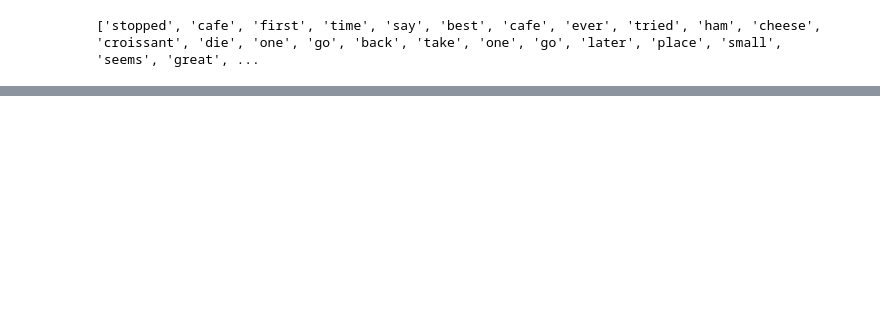
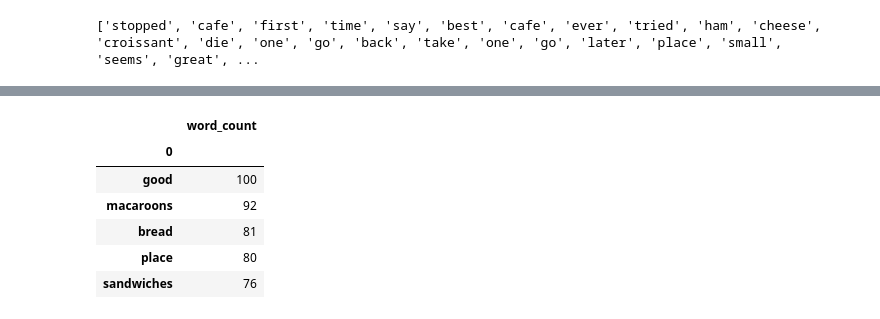
Before and after one commit to PoojaChopra123/pie_thon, a Jupyter notebook: jupyter notebooks/stacy_scratch.ipynb, the cells around one changed output, grey strips where cells are left out. Drawn from its saved outputs; the diff is of its cells as text; code cells hidden in the pictures; blank space fills up the shorter version.

```diff
--- a/jupyter notebooks/stacy_scratch.ipynb
+++ b/jupyter notebooks/stacy_scratch.ipynb
@@ -1270,0 +1285,14 @@ print(damen_master_array)
+# %%
+belmont_word_list = pd.DataFrame(belmont_master_array)
+belmont_counts = belmont_word_list.groupby([0])[0].agg(['count'])
+belmont_counts = belmont_counts.sort_values(['count'],ascending=False)
+belmont_counts = belmont_counts.rename(columns={'count' : 'word_count'})
+belmont_counts.head()
+# %% [output]
+|  | word_count |
+| 0 |  |
+| good | 100 |
+| macaroons | 92 |
+| bread | 81 |
+| place | 80 |
+| sandwiches | 76 |
```
Also changed, not shown: parts of 3 cells of this notebook, 3 other files.
